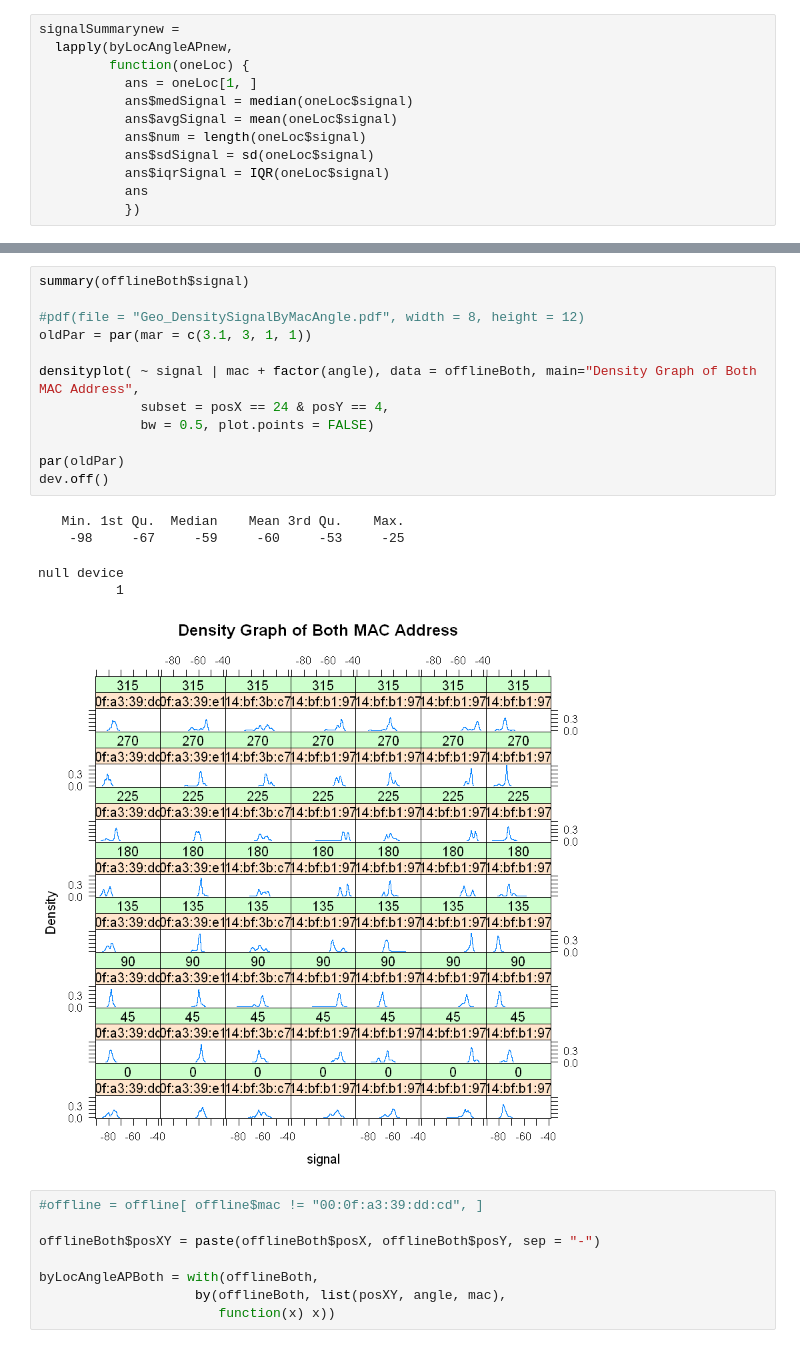
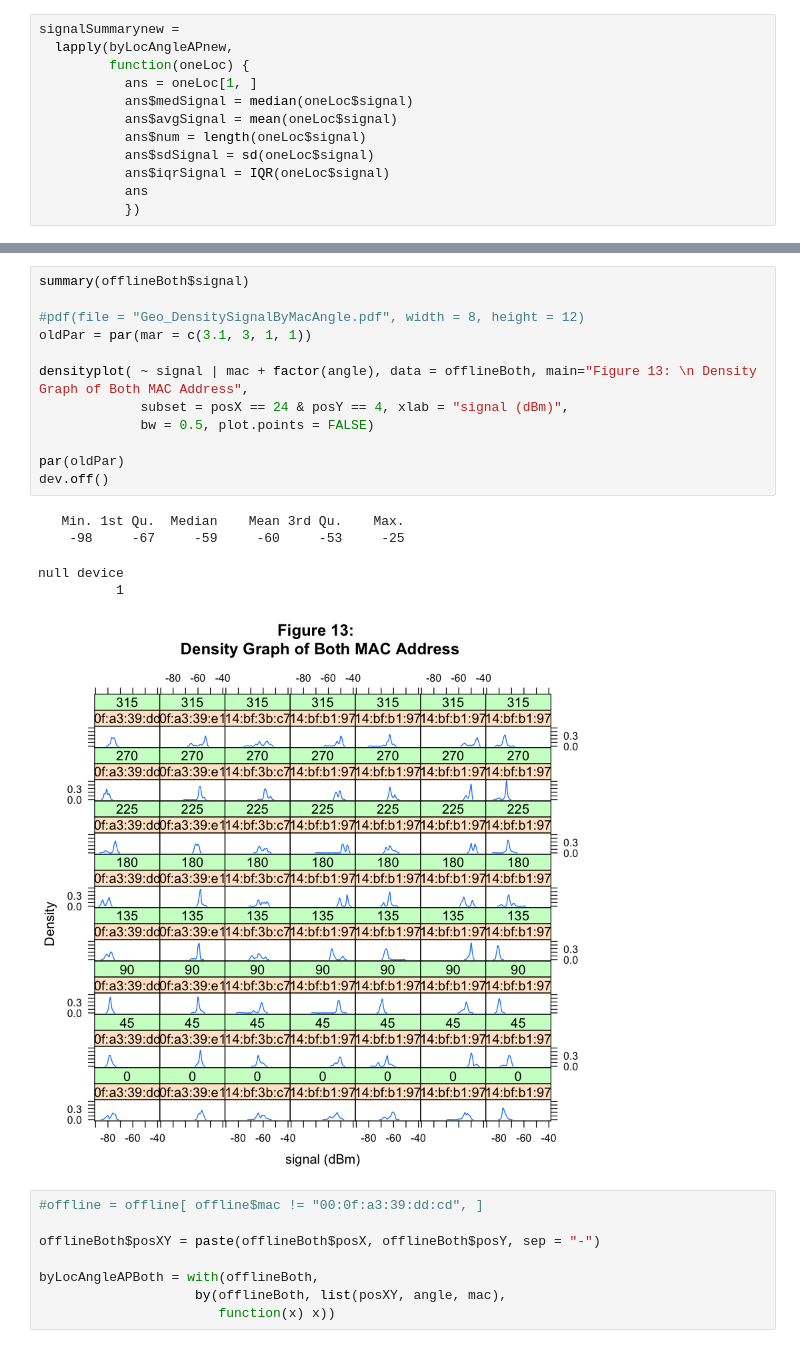
Before and after one commit to JLMarin64/QTW-Assignments, a Jupyter notebook: Assignment 1/Assignment 1 Write Up.ipynb, the cells around one changed output, grey strips where cells are left out. Saved outputs shown, nothing was run; the diff lists cells and outputs as text.

```diff
--- a/Assignment 1/Assignment 1 Write Up.ipynb
+++ b/Assignment 1/Assignment 1 Write Up.ipynb
@@ -395,21 +413,21 @@ null device
 # %%
 summary(offlineBoth$signal)
 
 #pdf(file = "Geo_DensitySignalByMacAngle.pdf", width = 8, height = 12)
 oldPar = par(mar = c(3.1, 3, 1, 1))
 
-densityplot( ~ signal | mac + factor(angle), data = offlineBoth, main="Density Graph of Both MAC Address",
-             subset = posX == 24 & posY == 4,
+densityplot( ~ signal | mac + factor(angle), data = offlineBoth, main="Figure 13: \n Density Graph of Both MAC Address",
+             subset = posX == 24 & posY == 4, xlab = "signal (dBm)",
              bw = 0.5, plot.points = FALSE)
 
 par(oldPar)
 dev.off()
 # %% [output]
    Min. 1st Qu.  Median    Mean 3rd Qu.    Max.
     -98     -67     -59     -60     -53     -25
 null device
           1
-[figure, old version]
+[figure, new version]
 # %%
 #offline = offline[ offline$mac != "00:0f:a3:39:dd:cd", ]
 
```
Also changed, not shown: parts of 32 cells of this notebook.
